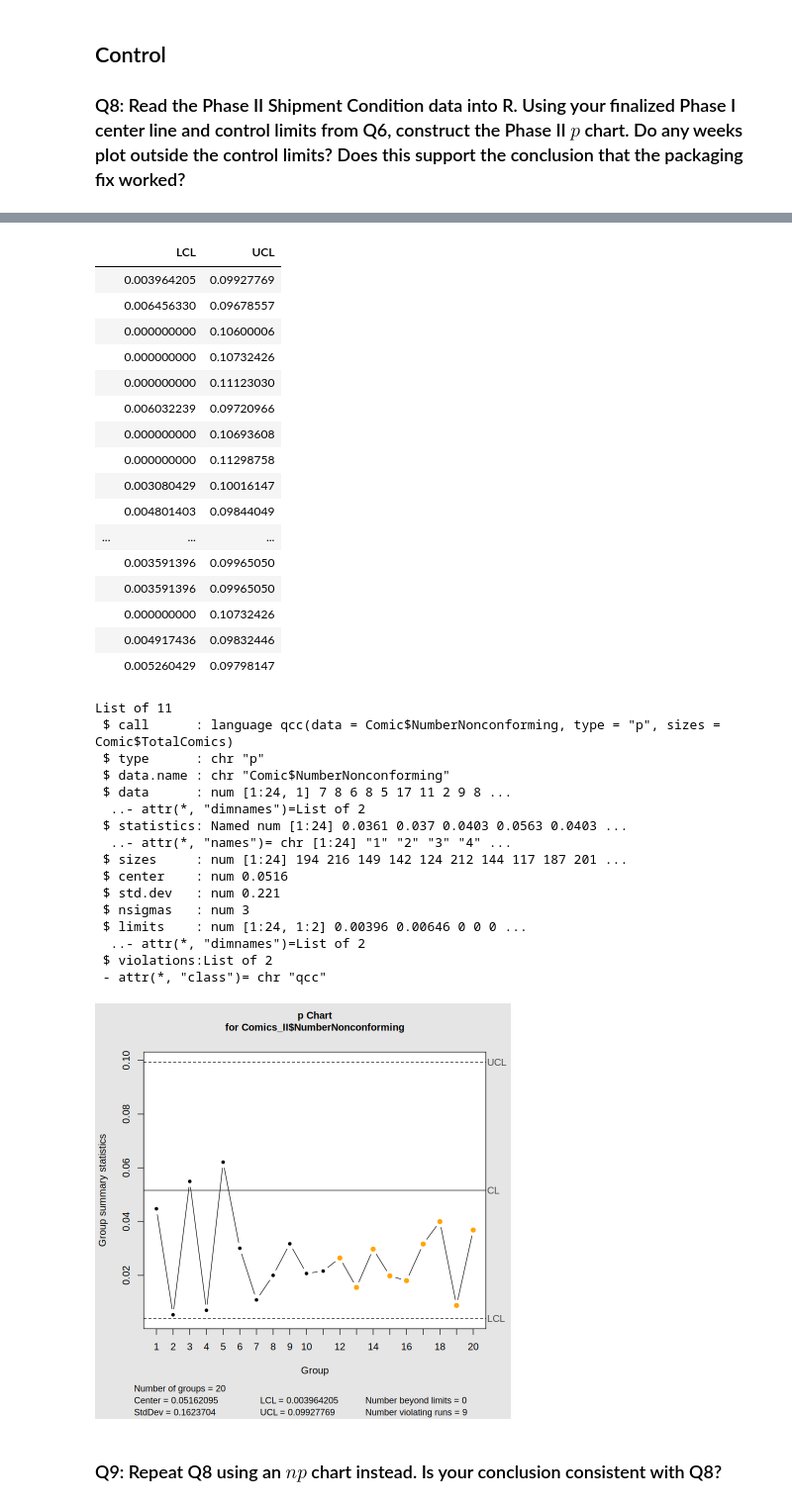
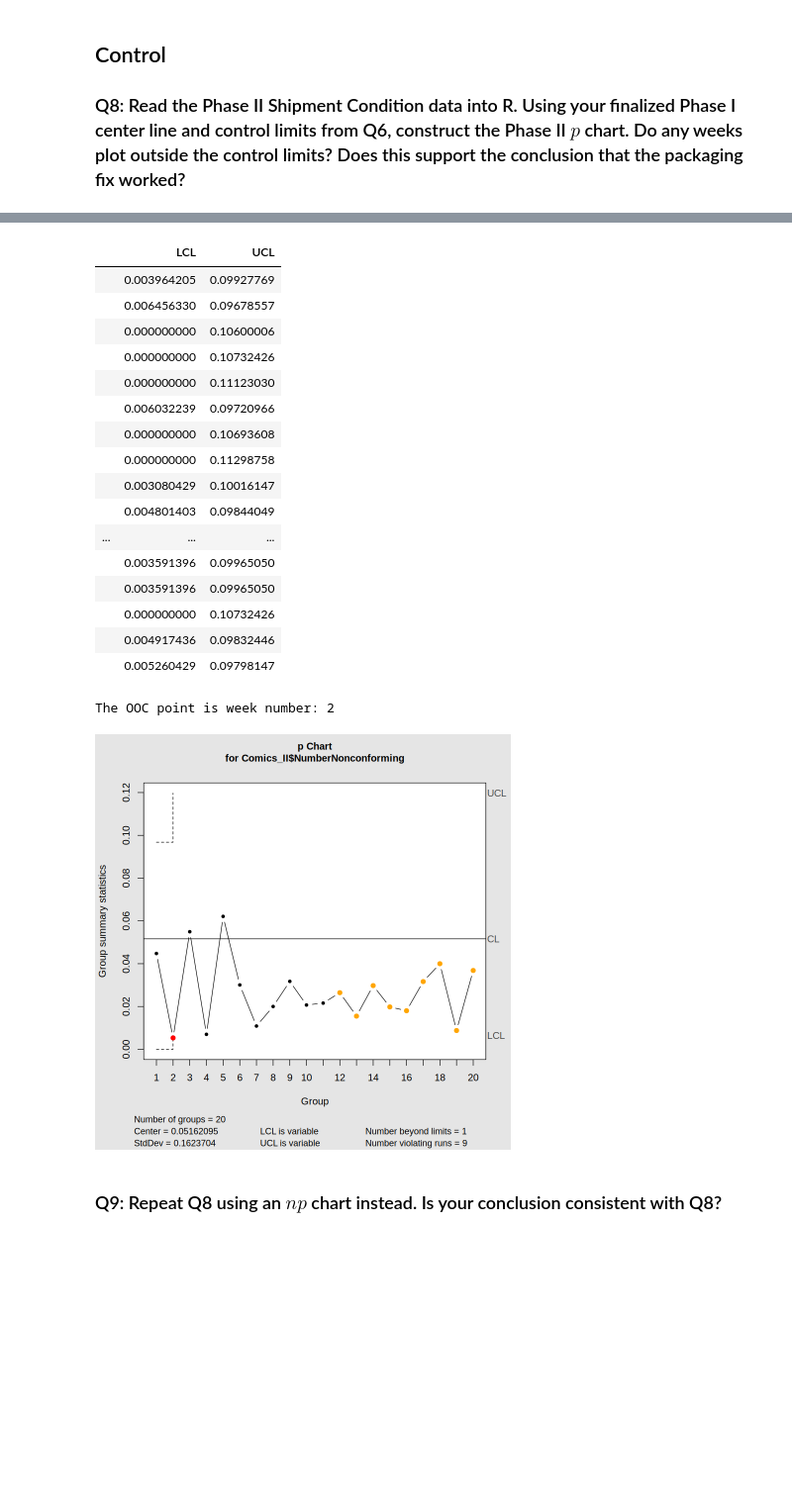
Before and after one commit to DesyneMartinez/STAT-7110-Quality-Control, a Jupyter notebook: Assignments/HW3/STAT-7110-HW3.ipynb, the cells around one changed output, grey strips where cells are left out. Shown at 99% size. Saved outputs shown, nothing was run; the diff lists cells and outputs as text; code cells hidden in the pictures; blank space fills up the shorter version.

```diff
--- a/Assignments/HW3/STAT-7110-HW3.ipynb
+++ b/Assignments/HW3/STAT-7110-HW3.ipynb
@@ -227,58 +243,44 @@ Comics_II|>
 #Limits and center from question 6
 pbar <- Comic_chart1$center
 Comic_chart1$limits
-uclp <- Comic_chart1$limits[1,2]
-lclp <- Comic_chart1$limits[1,1]
+lclp <- range(Comic_chart1$limits[,1])  # LCL range
+uclp <- range(Comic_chart1$limits[,2])  # UCL range
 
 comic_p <- qcc(Comics_II$NumberNonconforming,
                        type="p",
                        sizes=Comics_II$TotalComics,
                        center = pbar,
                        limits = c(lclp,uclp),
                        plot = TRUE)
 
- Comic_chart1
+ooc_points2 <- comic_p$violations$beyond.limits
+cat("The OOC point is week number:", ooc_points2, "\n")
 # %% [output]
 Rows: 20
 Columns: 3
 $ Week                <dbl> 1, 2, 3, 4, 5, 6, 7, 8, 9, 10, 11, 12, 13, 14, 15,…
 $ TotalComics         <dbl> 134, 188, 91, 143, 161, 133, 92, 150, 189, 145, 13…
 $ NumberNonconforming <dbl> 6, 1, 5, 1, 10, 4, 1, 3, 6, 3, 3, 5, 2, 5, 4, 2, 5…
 A matrix: 24 × 2 of type dbl
 |  | LCL | UCL |
 |  | 0.003964205 | 0.09927769 |
 |  | 0.006456330 | 0.09678557 |
 |  | 0.000000000 | 0.10600006 |
 |  | 0.000000000 | 0.10732426 |
 |  | 0.000000000 | 0.11123030 |
 |  | 0.006032239 | 0.09720966 |
 |  | 0.000000000 | 0.10693608 |
 |  | 0.000000000 | 0.11298758 |
 |  | 0.003080429 | 0.10016147 |
 |  | 0.004801403 | 0.09844049 |
 | ... | ... | ... |
 |  | 0.003591396 | 0.09965050 |
 |  | 0.003591396 | 0.09965050 |
 |  | 0.000000000 | 0.10732426 |
 |  | 0.004917436 | 0.09832446 |
 |  | 0.005260429 | 0.09798147 |
-List of 11
- $ call      : language qcc(data = Comic$NumberNonconforming, type = "p", sizes = Comic$TotalComics)
- $ type      : chr "p"
- $ data.name : chr "Comic$NumberNonconforming"
- $ data      : num [1:24, 1] 7 8 6 8 5 17 11 2 9 8 ...
-  ..- attr(*, "dimnames")=List of 2
- $ statistics: Named num [1:24] 0.0361 0.037 0.0403 0.0563 0.0403 ...
-  ..- attr(*, "names")= chr [1:24] "1" "2" "3" "4" ...
- $ sizes     : num [1:24] 194 216 149 142 124 212 144 117 187 201 ...
- $ center    : num 0.0516
- $ std.dev   : num 0.221
- $ nsigmas   : num 3
- $ limits    : num [1:24, 1:2] 0.00396 0.00646 0 0 0 ...
-  ..- attr(*, "dimnames")=List of 2
- $ violations:List of 2
- - attr(*, "class")= chr "qcc"
+The OOC point is week number: 2
-[figure, old version]
+[figure, new version]
 # %% [markdown]
 ### Q9: Repeat Q8 using an $np$ chart instead. Is your conclusion consistent with Q8?
 # %%
```
Also changed, not shown: parts of 7 cells of this notebook.
